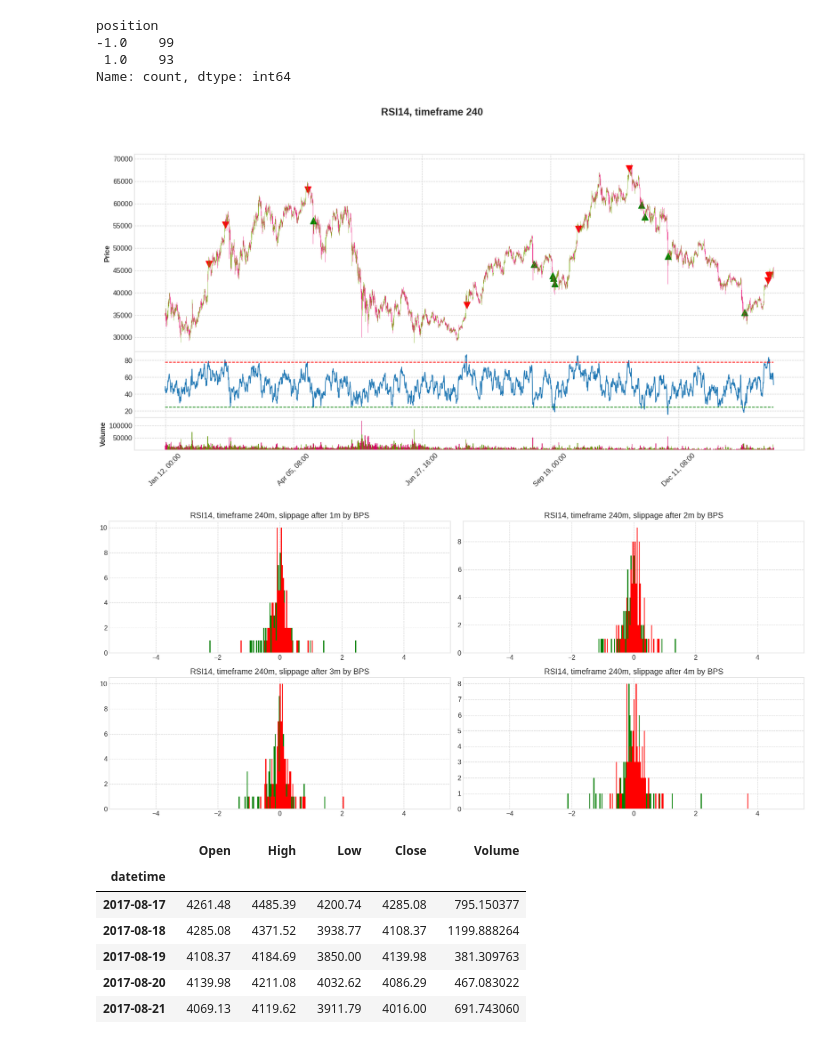
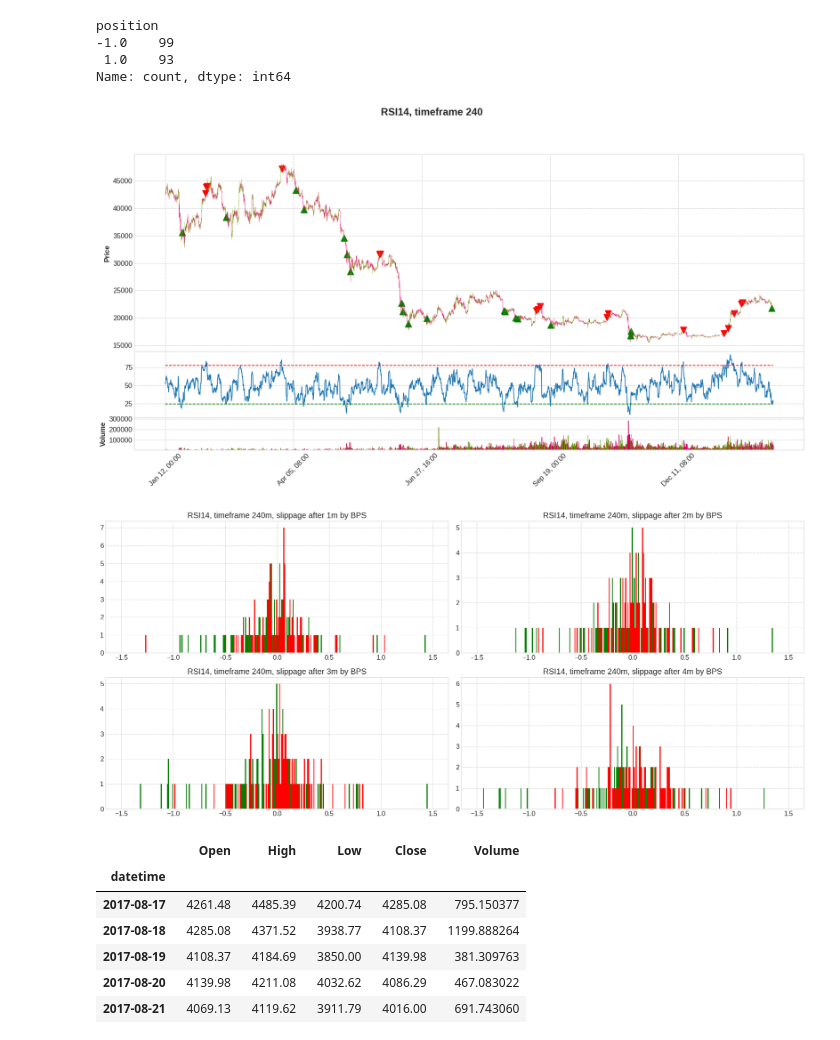
Before and after one commit to sharavsambuu/trading-cost-analysis, a Jupyter notebook: crypto_rsi_slippage.ipynb, the cells around one changed output. Cells and saved outputs as stored; diff of their text form; code cells hidden in the pictures.

```diff
--- a/crypto_rsi_slippage.ipynb
+++ b/crypto_rsi_slippage.ipynb
@@ -446,30 +423,30 @@ position
  1.0    93
 Name: count, dtype: int64
 # %%
-plot_df = df["2021-01-12":"2022-02-10"].copy(deep=True)
+plot_df = df["2022-01-12":"2023-02-10"].copy(deep=True)
 
 plot_df['rsi_lower'     ] = rsi_lower
 plot_df['rsi_upper'     ] = rsi_upper
 plot_df['short_position'] = np.nan
 plot_df['long_position' ] = np.nan
 plot_df['short_position'] = plot_df[plot_df['position']==-1]['Close']
 plot_df['long_position' ] = plot_df[plot_df['position']== 1]['Close']
 
 apds = [
     mpf.make_addplot(plot_df['long_position' ], panel=0, type='scatter', markersize=120, marker='^', color='g'),
     mpf.make_addplot(plot_df['short_position'], panel=0, type='scatter', markersize=120, marker='v', color='r'),
     mpf.make_addplot(plot_df[f"rsi_{rsi_period}"], panel=1),
     mpf.make_addplot(plot_df[f"rsi_lower"], panel=1, color='g', linestyle='--'),
     mpf.make_addplot(plot_df[f"rsi_upper"], panel=1, color='r', linestyle='--'),
     ]
 
 mpf.plot(
     plot_df, type='candle', addplot=apds, figsize=(22, 10), figscale=1.6,
     title=f"RSI{rsi_period}, timeframe {timeframe_by_minute}",
     style='binance', volume=True, volume_panel=2, panel_ratios=(6,2,1), show_nontrading=False
     )
 # %% [output]
-[figure, old version]
+[figure, new version]
 # %%
 # Mapping entry prices from higher timeframe to lower timeframe in order to analyze slippages
 # Scenario is like when signal is generated based on Close price of higher timerframe, so we
@@ -516,7 +493,7 @@ for executed_after_minute in range(1, 4+1):
 
 _, axs = plt.subplots(2, 2, figsize=(18, 8))
 
-range_by_bps = (-5.0, 5.0)
+range_by_bps = (-1.5, 1.5)
 
 l11 = axs[0,0].hist(df_eval[df_eval[f"long_slippage1_bps" ].notnull()][f"long_slippage1_bps" ].values, bins=300, range=range_by_bps, label="Long slippage BPS" , color='g')
 l12 = axs[0,0].hist(df_eval[df_eval[f"short_slippage1_bps"].notnull()][f"short_slippage1_bps"].values, bins=300, range=range_by_bps, label="Short slippage BPS", color='r')
@@ -537,7 +514,7 @@ axs[1,1].set_title(f"RSI{rsi_period}, timeframe {timeframe_by_minute}m, slippage
 plt.tight_layout()
 plt.show();
 # %% [output]
-[figure, old version]
+[figure, new version]
 # %%
 df_ = pd.read_csv("./data/BTCUSDT.csv", parse_dates=True)
 df_ = df_.set_index(pd.DatetimeIndex(df_['datetime']))
```
Also changed, not shown: parts of 6 cells of this notebook, 1 other file.
